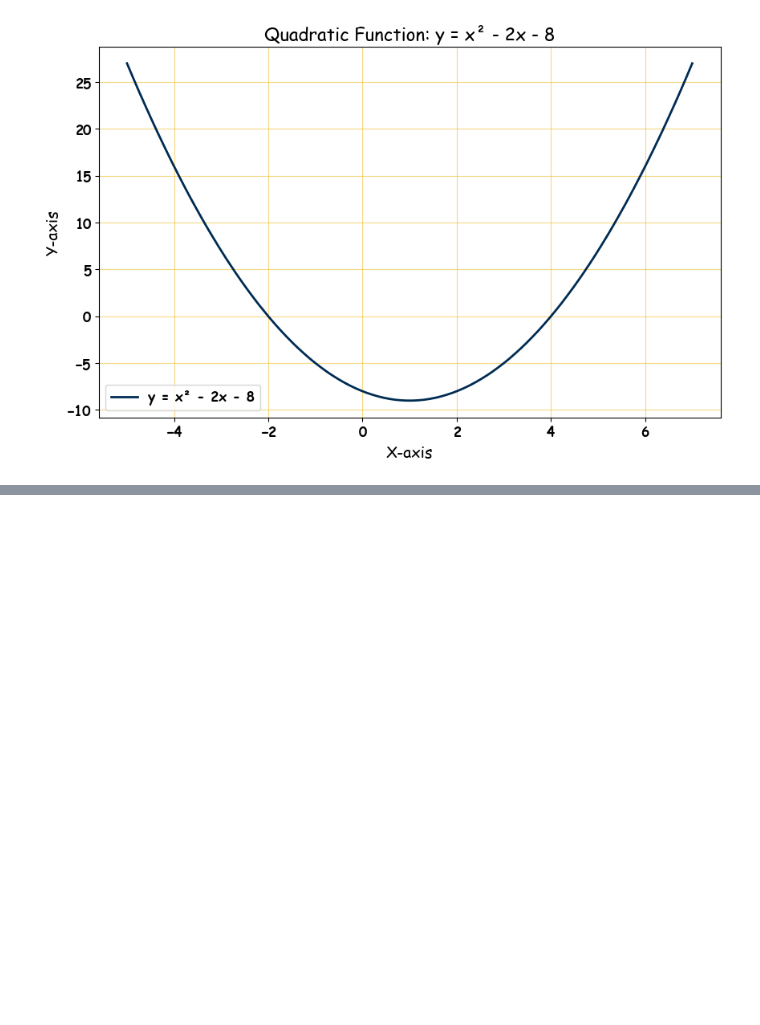
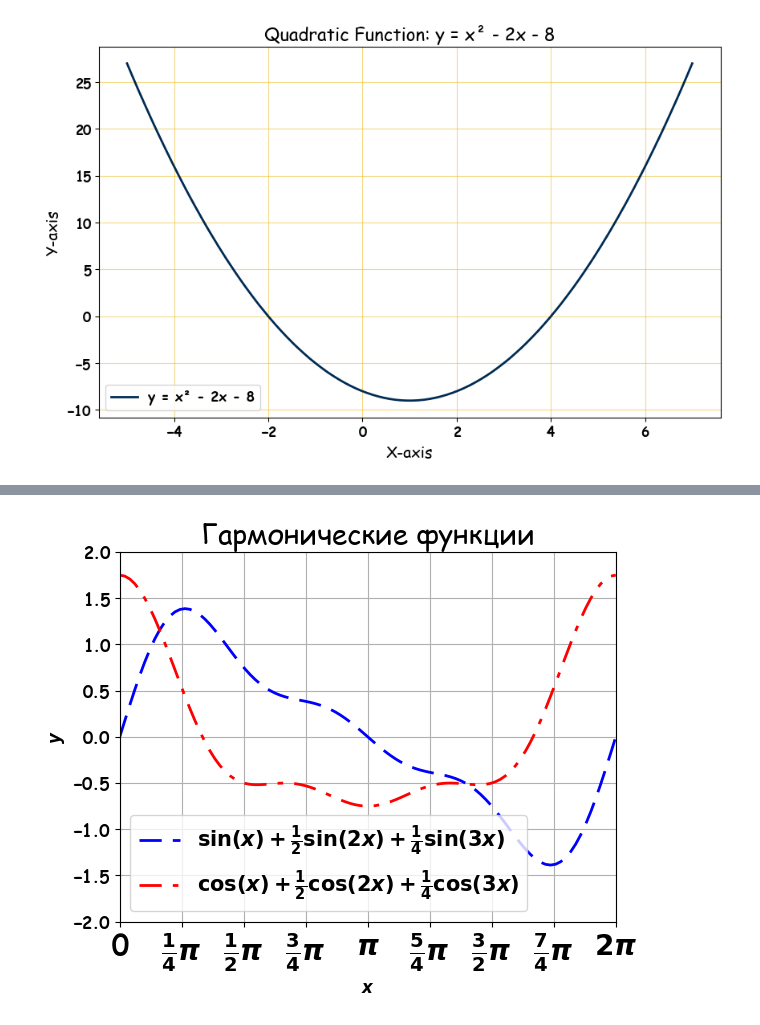
Before and after one commit to azima2304/Big_Data_laba3, a Jupyter notebook: maksutova_ain_1_22_laba3.ipynb, the cells around one changed output, grey strips where cells are left out. Saved outputs shown, nothing was run; the diff lists cells and outputs as text; code cells hidden in the pictures; blank space fills up the shorter version.

```diff
--- a/maksutova_ain_1_22_laba3.ipynb
+++ b/maksutova_ain_1_22_laba3.ipynb
@@ -74,0 +77,41 @@ $$
+# %%
+import matplotlib.pyplot as plt
+import numpy as np
+
+# Настройка осей
+plt.axis([0, 2 * np.pi, -2, 2])
+
+# Метки на оси X
+plt.xticks(np.linspace(0, 2 * np.pi, 9),
+           ('0', r'$\frac{1}{4}\pi$', r'$\frac{1}{2}\pi$', r'$\frac{3}{4}\pi$', r'$\pi$',
+            r'$\frac{5}{4}\pi$', r'$\frac{3}{2}\pi$', r'$\frac{7}{4}\pi$', r'$2\pi$'),
+           fontsize=20)
+
+# Подписи осей
+plt.xlabel(r'$x$')
+plt.ylabel(r'$y$')
+
+# Заголовок
+plt.title(r'Гармонические функции', fontsize=20)
+
+# Генерация данных
+x = np.linspace(0, 2 * np.pi, 100)
+y_sin = np.sin(x) + 0.5 * np.sin(2 * x) + 0.25 * np.sin(3 * x)
+y_cos = np.cos(x) + 0.5 * np.cos(2 * x) + 0.25 * np.cos(3 * x)
+
+# Построение графиков
+plt.plot(x, y_sin, linewidth=2, color='b', dashes=[
+         8, 4], label=r'$\sin(x) + \frac{1}{2}\sin(2x) + \frac{1}{4}\sin(3x)$')
+plt.plot(x, y_cos, linewidth=2, color='r', dashes=[
+         8, 4, 2, 4], label=r'$\cos(x) + \frac{1}{2}\cos(2x) + \frac{1}{4}\cos(3x)$')
+
+# Легенда
+plt.legend(fontsize=15)
+
+# Сетка
+plt.grid(True)
+
+# Отображение графиков
+plt.show()
+# %% [output]
+[figure, added]
```
Also changed, not shown: parts of 14 cells of this notebook, 3 other files.
